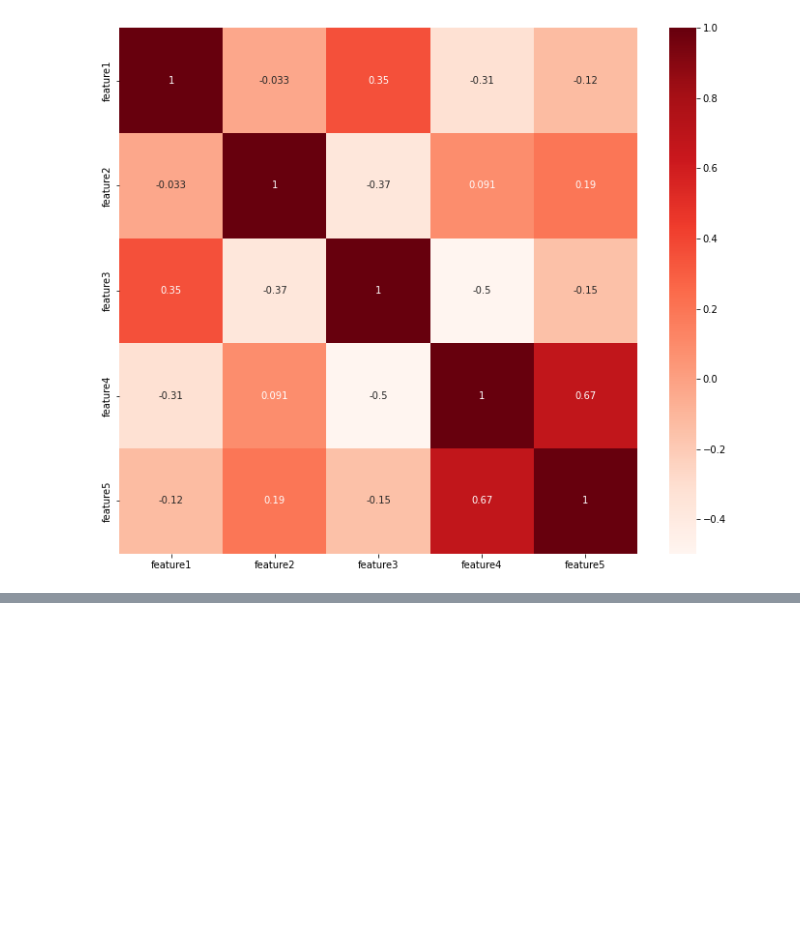
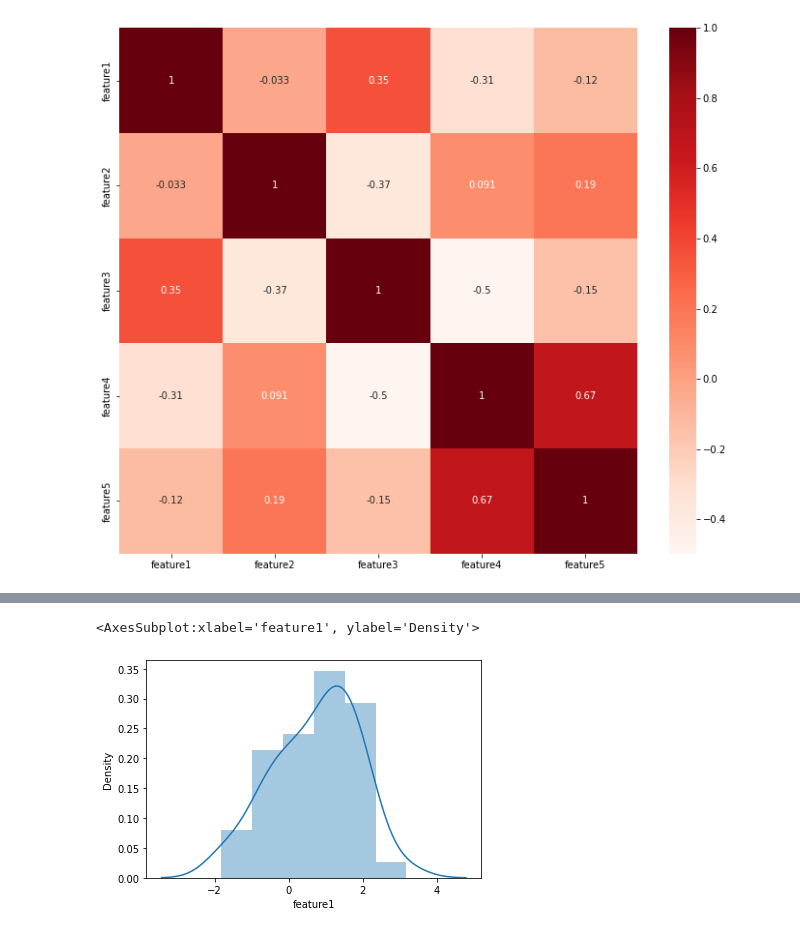
Before and after one commit to HSEDataAnalysis/LAB1_EDA, a Jupyter notebook: main.ipynb, the cells around one changed output, grey strips where cells are left out. Drawn from its saved outputs; the diff is of its cells as text; code cells hidden in the pictures; blank space fills up the shorter version.

```diff
--- a/main.ipynb
+++ b/main.ipynb
@@ -100,0 +114,5 @@ plt.show()
+# %%
+sns.distplot(df.feature1)
+# %% [output]
+<AxesSubplot:xlabel='feature1', ylabel='Density'>
+[figure, added]
```
Also changed, not shown: parts of 9 cells of this notebook.
